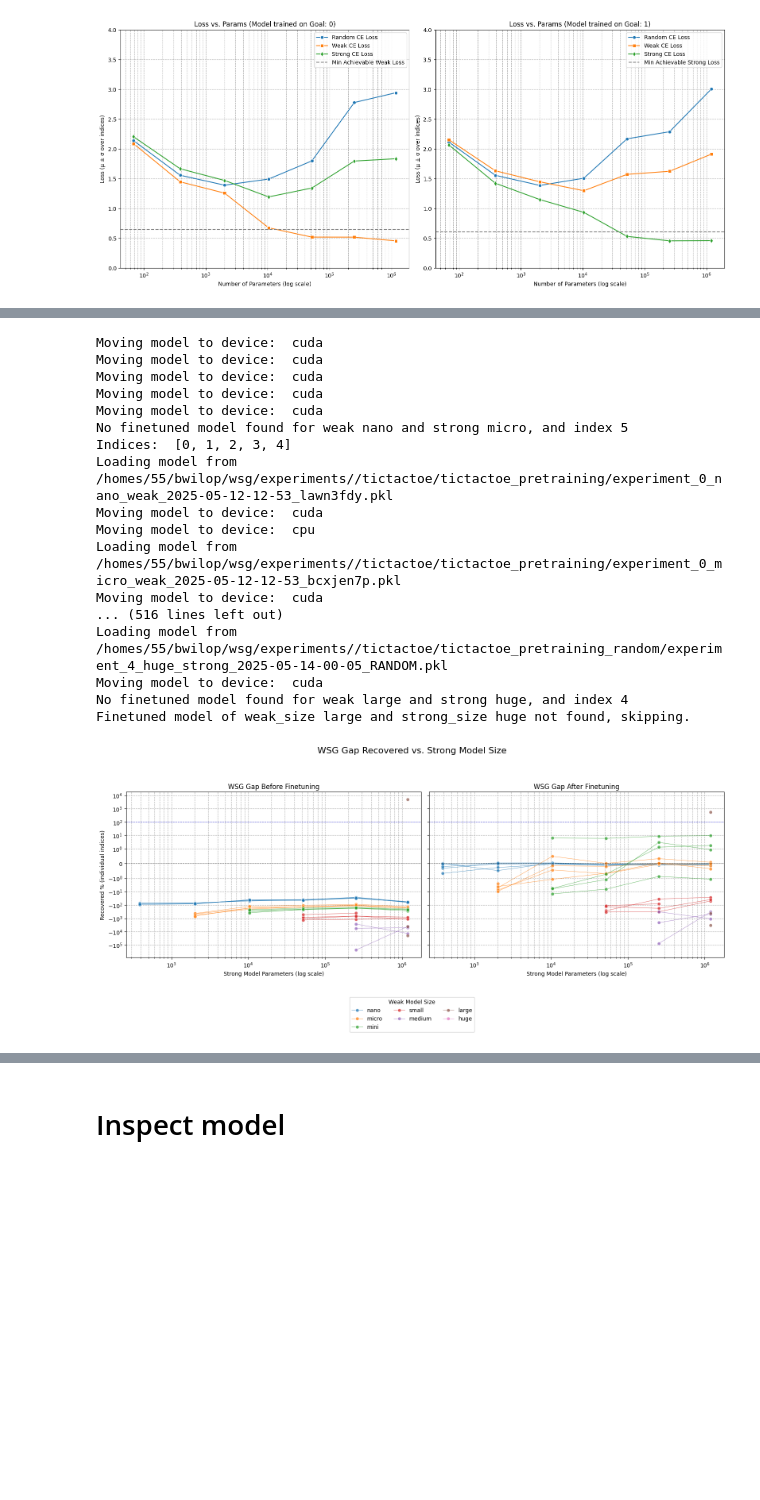
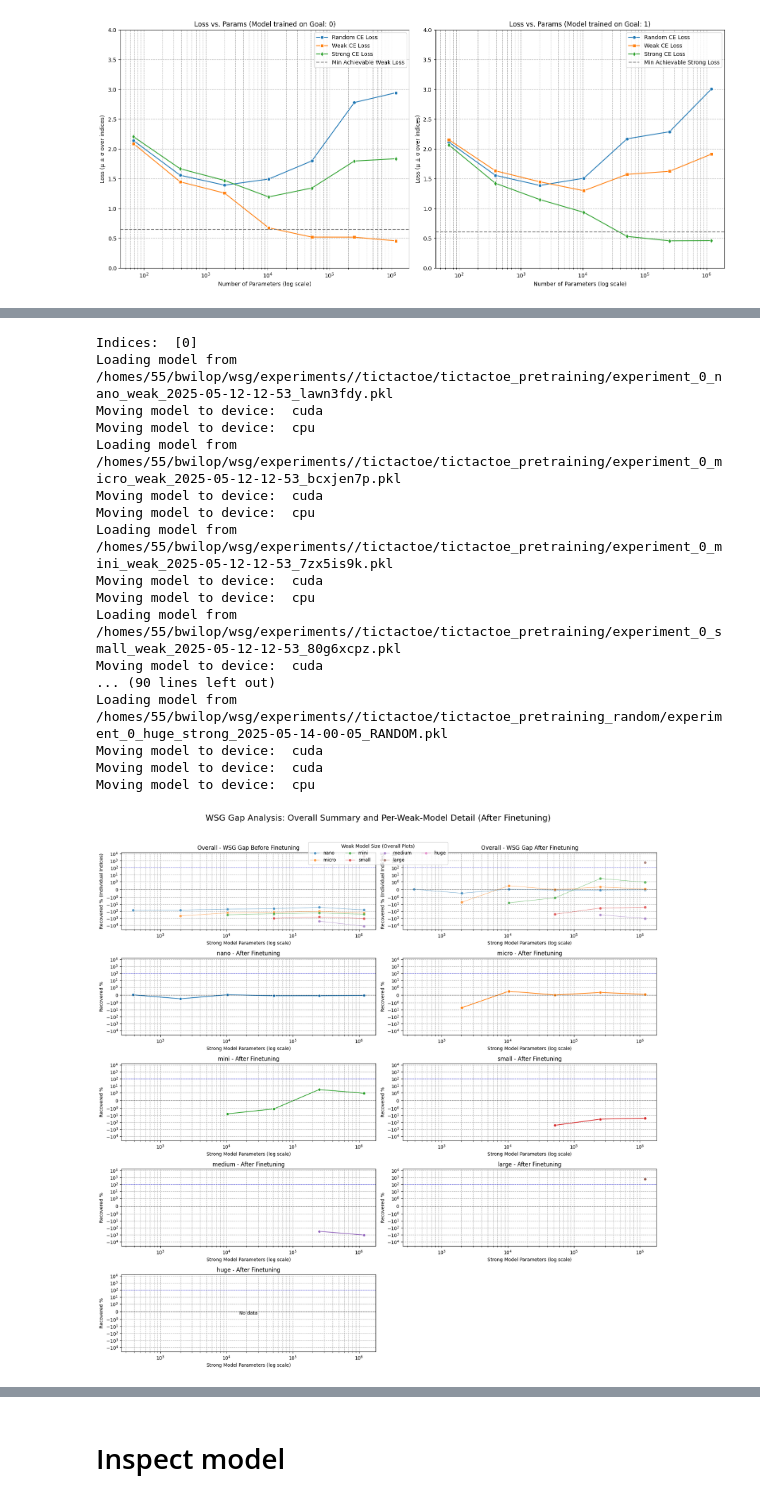
Before and after one commit to BenWilop/WSG_games, a Jupyter notebook: playground_WSG_games.ipynb, the cells around one changed output, grey strips where cells are left out. Drawn from its saved outputs; the diff is of its cells as text; code cells hidden in the pictures; blank space fills up the shorter version.

Commit message:
Larger finetune plot

```diff
--- a/playground_WSG_games.ipynb
+++ b/playground_WSG_games.ipynb
@@ -249,42 +243,42 @@ Error:
 # %%
 # pretrained_project_name_weak = "tictactoe/tictactoe_pretraining"
 # pretrained_project_name_strong = "tictactoe/tictactoe_pretraining"
 # finetuned_project_name = "tictactoe/tictactoe_finetuning4"
 # finetuned_project_name = "tictactoe/tictactoe_finetuning_use_best_val_step4"
 
 pretrained_project_name_weak = "tictactoe/tictactoe_pretraining"
 pretrained_project_name_strong = "tictactoe/tictactoe_pretraining_random"
 finetuned_project_name = "tictactoe/tictactoe_finetuning_use_best_val_step_random4"
 
 plot_wsg_gap_finetuned_models(
     data_folder + "tictactoe/",
     experiment_folder,
     pretrained_project_name_weak,
     pretrained_project_name_strong,
     finetuned_project_name,
     device=DEVICE,
-    indices=None,
+    indices=[0],
     aggregate_data=False,
 )
 # %% [output]
-Moving model to device:  cuda
-Moving model to device:  cuda
-Moving model to device:  cuda
-Moving model to device:  cuda
-Moving model to device:  cuda
-No finetuned model found for weak nano and strong micro, and index 5
-Indices:  [0, 1, 2, 3, 4]
+Indices:  [0]
 Loading model from /homes/55/bwilop/wsg/experiments//tictactoe/tictactoe_pretraining/experiment_0_nano_weak_2025-05-12-12-53_lawn3fdy.pkl
 Moving model to device:  cuda
 Moving model to device:  cpu
 Loading model from /homes/55/bwilop/wsg/experiments//tictactoe/tictactoe_pretraining/experiment_0_micro_weak_2025-05-12-12-53_bcxjen7p.pkl
 Moving model to device:  cuda
-... (516 lines left out)
-Loading model from /homes/55/bwilop/wsg/experiments//tictactoe/tictactoe_pretraining_random/experiment_4_huge_strong_2025-05-14-00-05_RANDOM.pkl
+Moving model to device:  cpu
+Loading model from /homes/55/bwilop/wsg/experiments//tictactoe/tictactoe_pretraining/experiment_0_mini_weak_2025-05-12-12-53_7zx5is9k.pkl
 Moving model to device:  cuda
-No finetuned model found for weak large and strong huge, and index 4
-Finetuned model of weak_size large and strong_size huge not found, skipping.
+Moving model to device:  cpu
+Loading model from /homes/55/bwilop/wsg/experiments//tictactoe/tictactoe_pretraining/experiment_0_small_weak_2025-05-12-12-53_80g6xcpz.pkl
+Moving model to device:  cuda
+... (90 lines left out)
+Loading model from /homes/55/bwilop/wsg/experiments//tictactoe/tictactoe_pretraining_random/experiment_0_huge_strong_2025-05-14-00-05_RANDOM.pkl
+Moving model to device:  cuda
+Moving model to device:  cuda
+Moving model to device:  cpu
-[figure, old version]
+[figure, new version]
 # %%
 import os
 import torch as t
```
Also changed, not shown: parts of 4 cells of this notebook, 1 other file.
